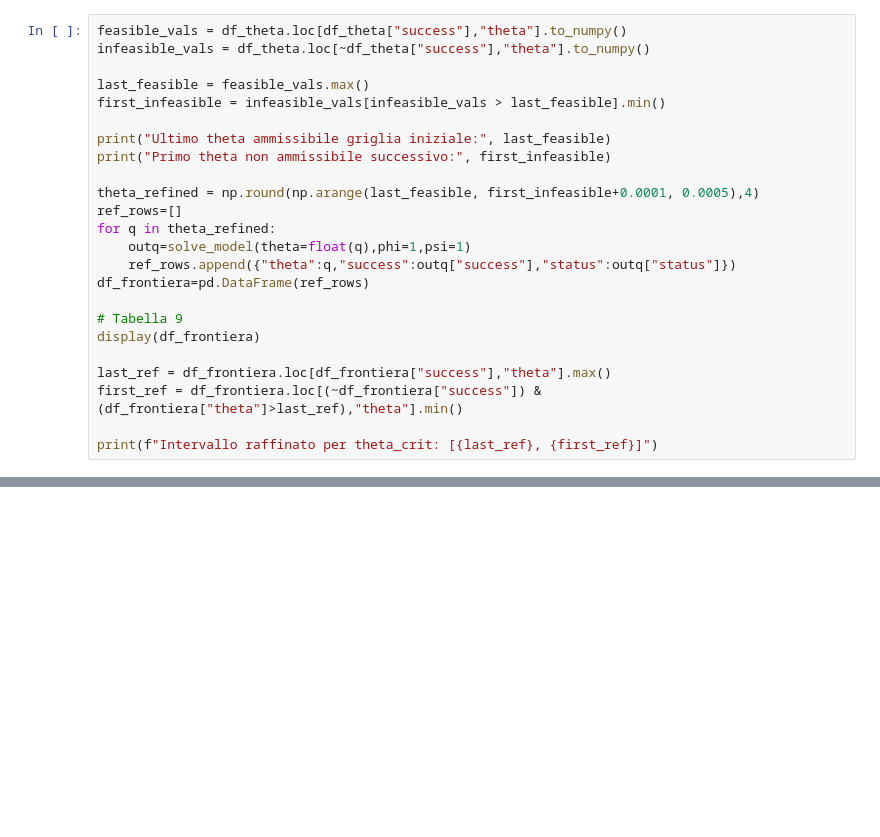
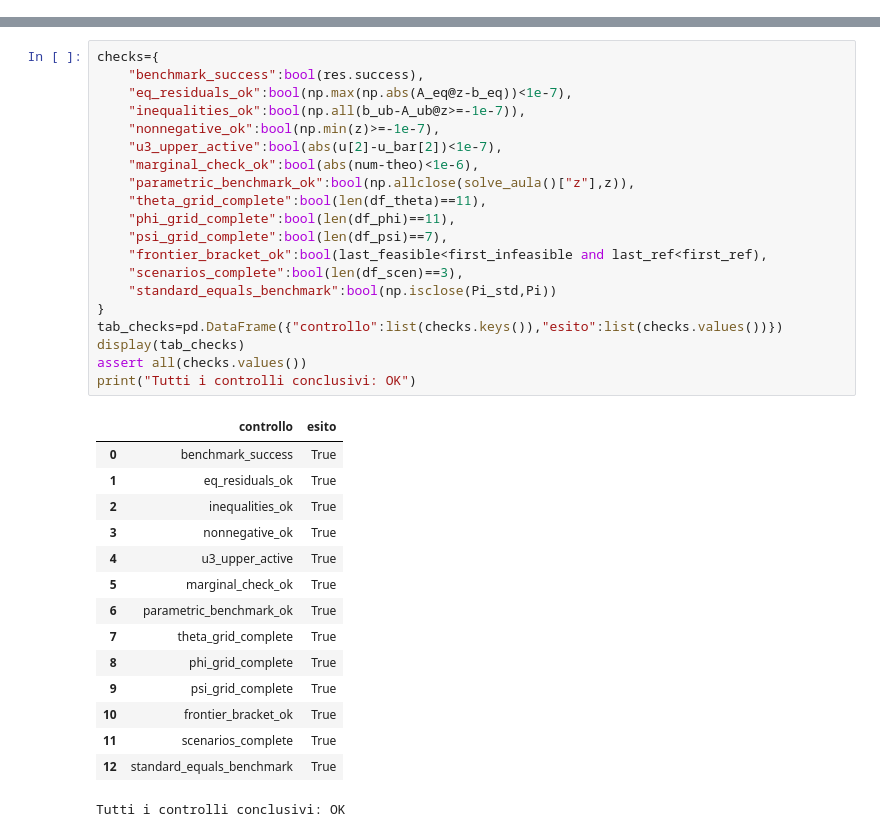
Before and after one commit to paolo-fix/CORSO-MQF, a Jupyter notebook: 04_Codice/Lez13/Lezione_13_Notebook_Aula_Docente.ipynb, the cells around one changed output, grey strips where cells are left out. Saved outputs shown, nothing was run; the diff lists cells and outputs as text; blank space fills up the shorter version.

```diff
--- a/04_Codice/Lez13/Lezione_13_Notebook_Aula_Docente.ipynb
+++ b/04_Codice/Lez13/Lezione_13_Notebook_Aula_Docente.ipynb
@@ -808,24 +0,0 @@ La frontiera è proprietà del modello stilizzato, non una stima storica dei def
-# %%
-feasible_vals = df_theta.loc[df_theta["success"],"theta"].to_numpy()
-infeasible_vals = df_theta.loc[~df_theta["success"],"theta"].to_numpy()
-
-last_feasible = feasible_vals.max()
-first_infeasible = infeasible_vals[infeasible_vals > last_feasible].min()
-
-print("Ultimo theta ammissibile griglia iniziale:", last_feasible)
-print("Primo theta non ammissibile successivo:", first_infeasible)
-
-theta_refined = np.round(np.arange(last_feasible, first_infeasible+0.0001, 0.0005),4)
-ref_rows=[]
-for q in theta_refined:
-    outq=solve_model(theta=float(q),phi=1,psi=1)
-    ref_rows.append({"theta":q,"success":outq["success"],"status":outq["status"]})
-df_frontiera=pd.DataFrame(ref_rows)
-
-# Tabella 9
-display(df_frontiera)
-
-last_ref = df_frontiera.loc[df_frontiera["success"],"theta"].max()
-first_ref = df_frontiera.loc[(~df_frontiera["success"]) & (df_frontiera["theta"]>last_ref),"theta"].min()
-
-print(f"Intervallo raffinato per theta_crit: [{last_ref}, {first_ref}]")
@@ -1181,0 +693,36 @@ Il commento finale deve discutere almeno:
+# %%
+checks={
+    "benchmark_success":bool(res.success),
+    "eq_residuals_ok":bool(np.max(np.abs(A_eq@z-b_eq))<1e-7),
+    "inequalities_ok":bool(np.all(b_ub-A_ub@z>=-1e-7)),
+    "nonnegative_ok":bool(np.min(z)>=-1e-7),
+    "u3_upper_active":bool(abs(u[2]-u_bar[2])<1e-7),
+    "marginal_check_ok":bool(abs(num-theo)<1e-6),
+    "parametric_benchmark_ok":bool(np.allclose(solve_aula()["z"],z)),
+    "theta_grid_complete":bool(len(df_theta)==11),
+    "phi_grid_complete":bool(len(df_phi)==11),
+    "psi_grid_complete":bool(len(df_psi)==7),
+    "frontier_bracket_ok":bool(last_feasible<first_infeasible and last_ref<first_ref),
+    "scenarios_complete":bool(len(df_scen)==3),
+    "standard_equals_benchmark":bool(np.isclose(Pi_std,Pi))
+}
+tab_checks=pd.DataFrame({"controllo":list(checks.keys()),"esito":list(checks.values())})
+display(tab_checks)
+assert all(checks.values())
+print("Tutti i controlli conclusivi: OK")
+# %% [output]
+|  | controllo | esito |
+| 0 | benchmark_success | True |
+| 1 | eq_residuals_ok | True |
+| 2 | inequalities_ok | True |
+| 3 | nonnegative_ok | True |
+| 4 | u3_upper_active | True |
+| 5 | marginal_check_ok | True |
+| 6 | parametric_benchmark_ok | True |
+| 7 | theta_grid_complete | True |
+| 8 | phi_grid_complete | True |
+| 9 | psi_grid_complete | True |
+| 10 | frontier_bracket_ok | True |
+| 11 | scenarios_complete | True |
+| 12 | standard_equals_benchmark | True |
+Tutti i controlli conclusivi: OK
```
Also changed, not shown: parts of 63 cells of this notebook, 1 other file.
